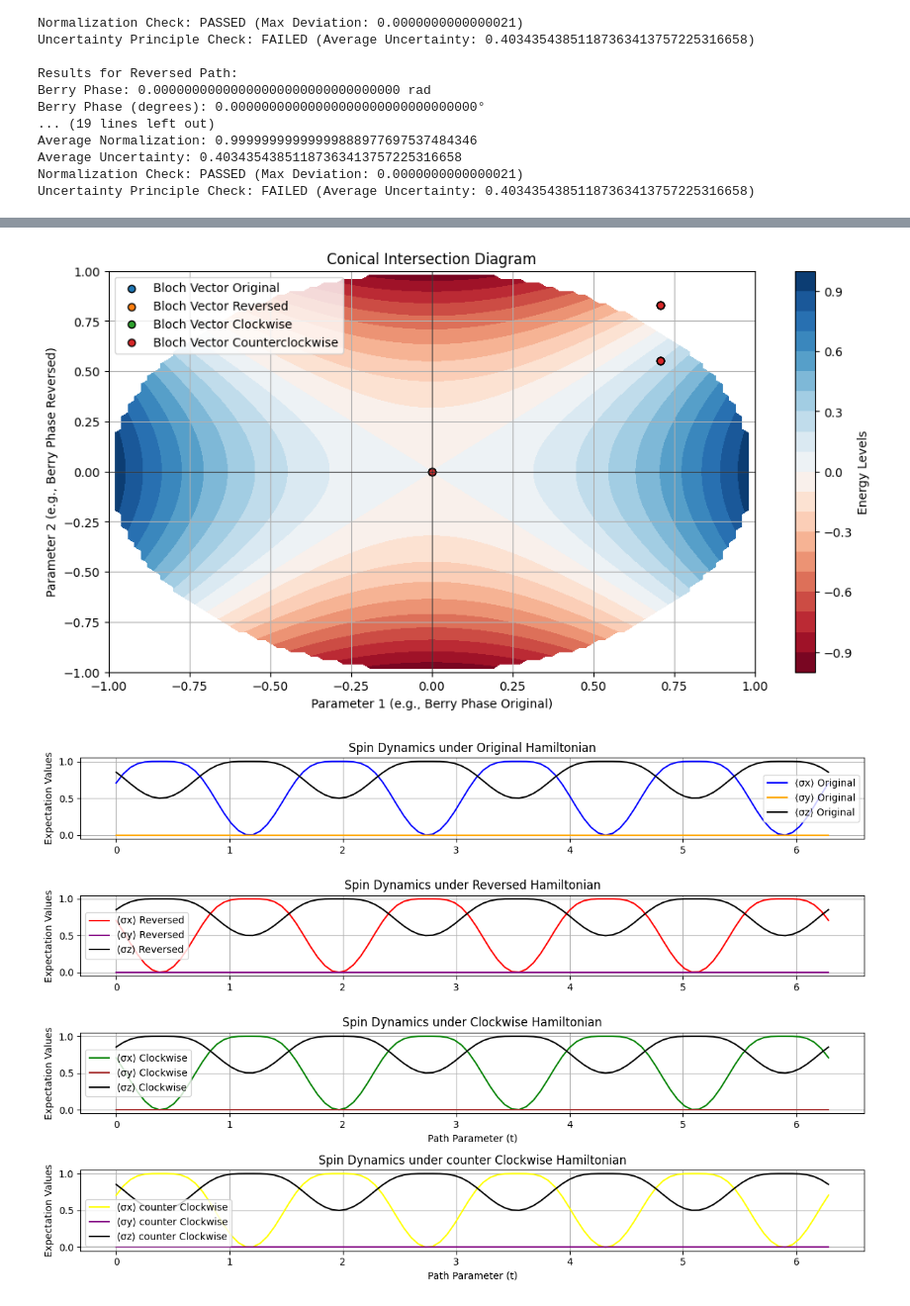
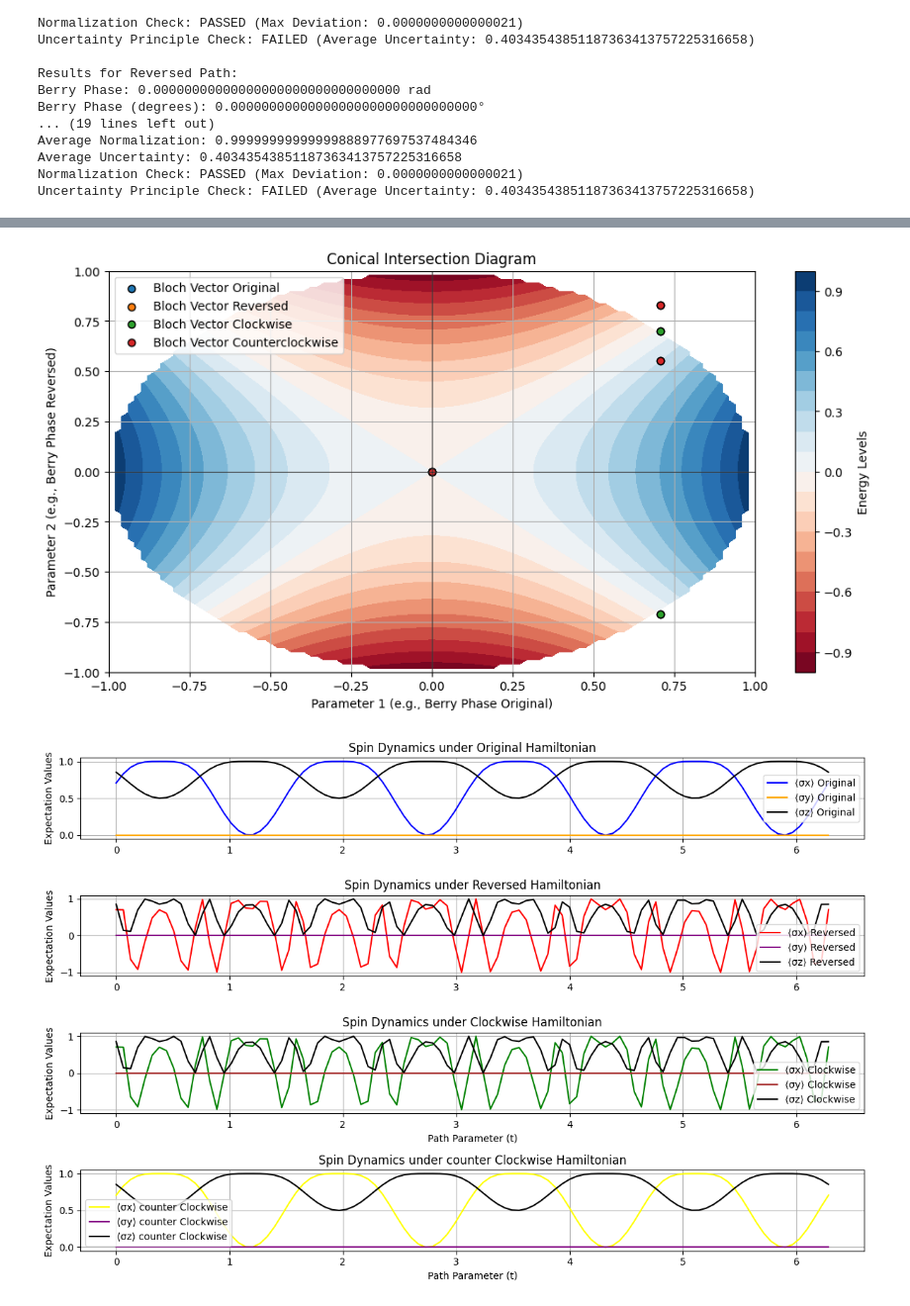
Before and after one commit to maher1719/patterns-in-prime-number, a Jupyter notebook: spinors4.ipynb, the cells around one changed output, grey strips where cells are left out. Shown at 99% size. Drawn from its saved outputs; the diff is of its cells as text; code cells hidden in the pictures.

Commit message:
spinors work more

```diff
--- a/spinors4.ipynb
+++ b/spinors4.ipynb
@@ -702,8 +702,8 @@ dt = t[1] - t[0]
 
 # Simulate each path with continuous rotation and specific rotation angles
 rotated_spinors_orig, bloch_vectors_orig = simulate_path(x_orig, y_orig, z_orig, dt, np.pi/4)
-rotated_spinors_rev, bloch_vectors_rev = simulate_path(x_rev, y_rev, z_rev, dt, -np.pi/4)
-rotated_spinors_clk, bloch_vectors_clk = simulate_path(x_clk, y_clk, z_clk, dt, -np.pi/4)
+rotated_spinors_rev, bloch_vectors_rev = simulate_path(x_rev, y_rev, z_rev, dt, 8*np.pi/4)#3*pi/4 make 0 diff
+rotated_spinors_clk, bloch_vectors_clk = simulate_path(x_clk, y_clk, z_clk, dt, 8*np.pi/4)
 rotated_spinors_cntclk, bloch_vectors_cntclk = simulate_path(x_cntclk, y_cntclk, z_cntclk, dt, np.pi/4)
 
 # Calculate Berry phase and angle difference for each path
@@ -958,6 +958,7 @@ plt.grid()
 plt.legend()
 plt.show()
 
+
 # 3. Spin Dynamics under Different Hamiltonians
 plt.figure(figsize=(12, 8))
 plt.subplot(4, 1, 1)
@@ -1065,33 +1066,33 @@ fidelity_vals_cntclk = np.exp(-path_deformation * (1 - fidelity_cntclk))
 plt.figure(figsize=(12, 6))
 plt.plot(path_deformation, fidelity_vals_orig, label='Fidelity Original', color='blue')
 plt.plot(path_deformation, fidelity_vals_rev, label='Fidelity Reversed', color='red')
 plt.plot(path_deformation, fidelity_vals_clk, label='Fidelity Clockwise', color='green')
 plt.plot(path_deformation, fidelity_vals_cntclk, label='Fidelity Counterclockwise', color='orange')
 plt.title('Fidelity vs. Path Deformation')
 plt.xlabel('Path Deformation')
 plt.ylabel('Fidelity')
 plt.legend()
 plt.grid()
 plt.show()
 # %% [output]
 Fidelity Results:
 Fidelity for Original Path: 1.00000000000000000000000000000000
 Fidelity for Reversed Path: 1.00000000000000000000000000000000
 Fidelity for Clockwise Path: 1.00000000000000000000000000000000
 Fidelity for Counterclockwise Path: 1.00000000000000000000000000000000
 
 Results for Original Path:
 Berry Phase: 0.00000000000000000000000000000000 rad
 Berry Phase (degrees): 0.00000000000000000000000000000000°
 Angle Difference between Initial and Final Spinor: 0.00000000000000000000000000000000 rad
 Average Normalization: 1.00000000000000000000000000000000
 Average Uncertainty: 0.40872539990897011064063804042235
 ... (25 lines left out)
 Average Normalization: 1.00000000000000000000000000000000
 Average Uncertainty: 0.40872539990897011064063804042235
 Normalization Check: PASSED (Max Deviation: 0.0000000000000003)
 Uncertainty Principle Check: FAILED (Average Uncertainty: 0.40872539990897011064063804042235)
 [figure]
-[figure, old version]
+[figure, new version]
-[figure, old version]
+[figure, new version]
 [figure]
```
Also changed, not shown: 1 other file.
